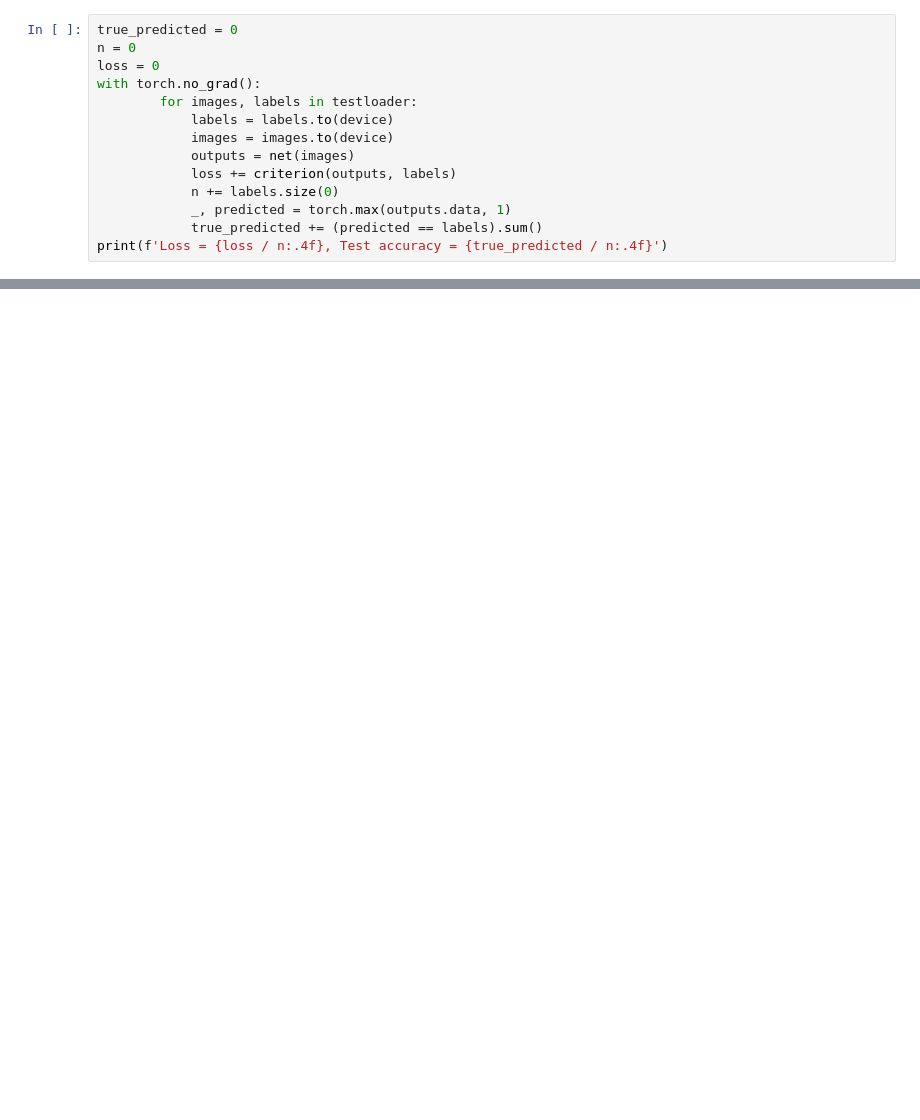
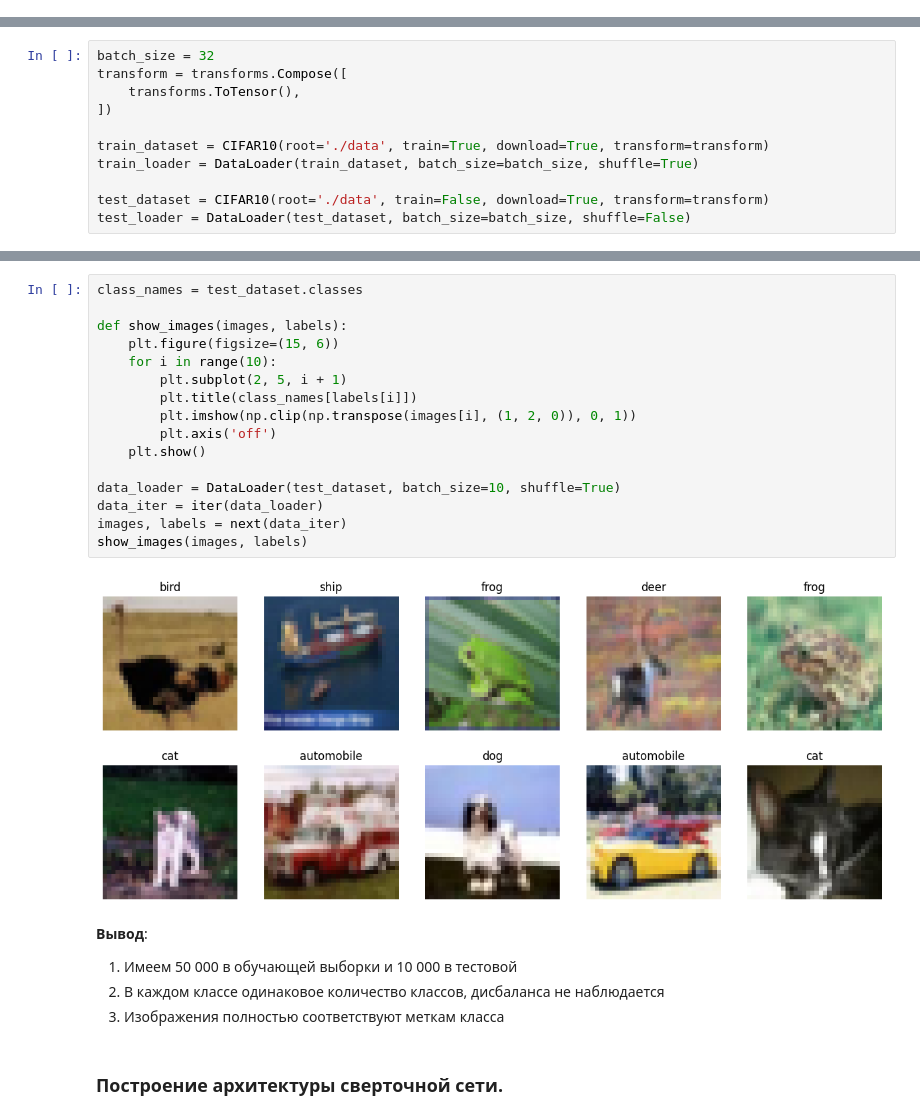
Before and after one commit to Rodimkov/deep-learning-course-practice-2023, a Jupyter notebook: 3822М1ПМвм/practical_work_1/SharipovEM/PracticeDeepLearningSharipovEM.ipynb, the cells around one changed output, grey strips where cells are left out. Drawn from its saved outputs; the diff is of its cells as text; blank space fills up the shorter version.

```diff
--- a/3822М1ПМвм/practical_work_1/SharipovEM/PracticeDeepLearningSharipovEM.ipynb
+++ b/3822М1ПМвм/practical_work_1/SharipovEM/PracticeDeepLearningSharipovEM.ipynb
@@ -190,14 +0,0 @@ Epoch #11: loss = 0.2584419250488281, acc = 0.91186, time = 93.64405250549316
-# %%
-true_predicted = 0
-n = 0
-loss = 0
-with torch.no_grad():
-        for images, labels in testloader:
-            labels = labels.to(device)
-            images = images.to(device)
-            outputs = net(images)
-            loss += criterion(outputs, labels)
-            n += labels.size(0)
-            _, predicted = torch.max(outputs.data, 1)
-            true_predicted += (predicted == labels).sum()
-print(f'Loss = {loss / n:.4f}, Test accuracy = {true_predicted / n:.4f}')
@@ -205,0 +28,11 @@ Loss = 0.2169, Test accuracy = 0.8402
+# %%
+batch_size = 32
+transform = transforms.Compose([
+    transforms.ToTensor(),
+])
+
+train_dataset = CIFAR10(root='./data', train=True, download=True, transform=transform)
+train_loader = DataLoader(train_dataset, batch_size=batch_size, shuffle=True)
+
+test_dataset = CIFAR10(root='./data', train=False, download=True, transform=transform)
+test_loader = DataLoader(test_dataset, batch_size=batch_size, shuffle=False)
@@ -205,0 +94,26 @@ Loss = 0.2169, Test accuracy = 0.8402
+# %%
+class_names = test_dataset.classes
+
+def show_images(images, labels):
+    plt.figure(figsize=(15, 6))
+    for i in range(10):
+        plt.subplot(2, 5, i + 1)
+        plt.title(class_names[labels[i]])
+        plt.imshow(np.clip(np.transpose(images[i], (1, 2, 0)), 0, 1))
+        plt.axis('off')
+    plt.show()
+
+data_loader = DataLoader(test_dataset, batch_size=10, shuffle=True)
+data_iter = iter(data_loader)
+images, labels = next(data_iter)
+show_images(images, labels)
+# %% [output]
+[figure, added]
+# %% [markdown]
+**Вывод**:
+
+1.  Имеем 50 000 в обучающей выборки и 10 000 в тестовой
+2.  В каждом классе одинаковое количество классов, дисбаланса не наблюдается
+3.  Изображения полностью соответствуют меткам класса
+# %% [markdown]
+### Построение архитектуры сверточной сети.
```
Also changed, not shown: parts of 55 cells of this notebook, 1 other file.
